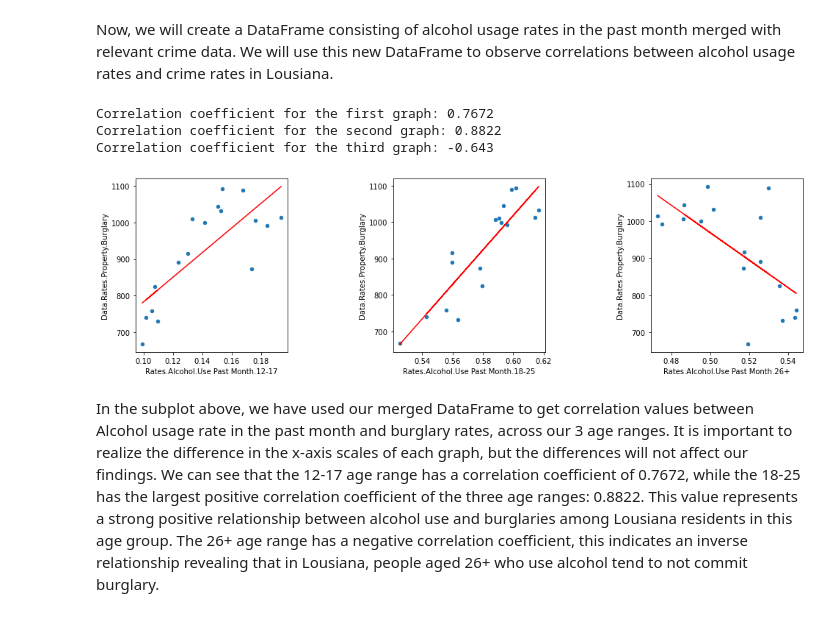
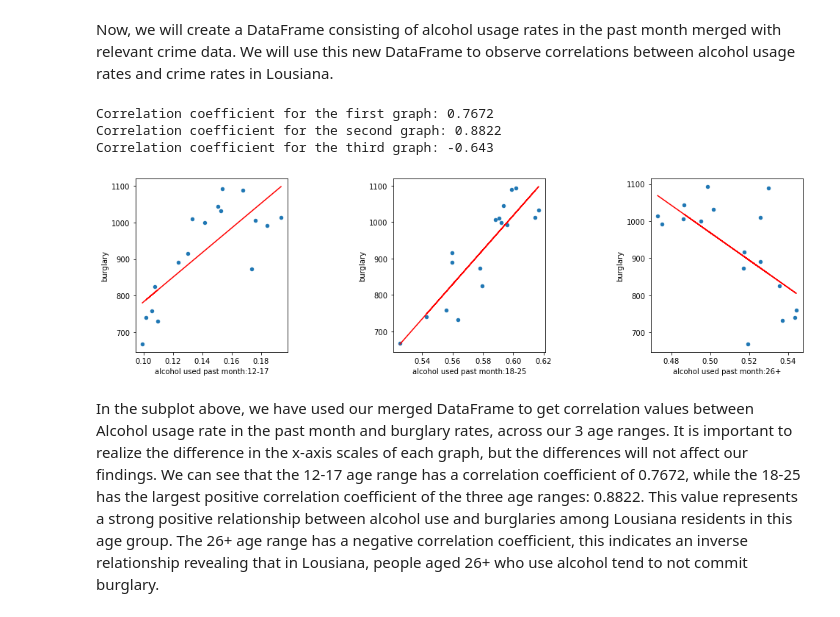
Before and after one commit to jlicht27/jlicht27.github.io, a Jupyter notebook: drugs.ipynb, the cells around one changed output. Saved outputs shown, nothing was run; the diff lists cells and outputs as text; code cells hidden in the pictures.

```diff
--- a/drugs.ipynb
+++ b/drugs.ipynb
@@ -105,9 +177,13 @@ In this section we analyze alcohol use and alcoholism in the United States by ag
 # %% [markdown]
 In the cell below, we establish the range of alcohol abuse usage rates. This summary statistic offers a preliminary insight into what states may have high or low usage rates for other drugs. It also poses questions to answer about the states with the most extreme values. For example, what aspect of North Dakota in 2003 made the alcohol usage rate so high, and has it changed since then? The following calculations were done with the age rage of 18-25.
 # %%
-print('State with highest alcohol use rate from 2002 to 2018:', str(alcohol_pct.set_index(["State", "Year"])["Rates.Alcohol.Use Disorder Past Year.18-25"].idxmax()) + ',', alcohol_pct.set_index(["State", "Year"])["Rates.Alcohol.Use Disorder Past Year.18-25"].max())
+print('State with highest alcohol use rate from 2002 to 2018:',
+      str(alcohol_pct.set_index(["State", "Year"])["alcoholism past year:18-25"].idxmax()) +
+      ',', alcohol_pct.set_index(["State", "Year"])["alcoholism past year:18-25"].max())
 
-print('State with lowest alcohol use rate from 2002 to 2018:', str(alcohol_pct.set_index(["State", "Year"])["Rates.Alcohol.Use Disorder Past Year.18-25"].idxmin()) + ',', alcohol_pct.set_index(["State", "Year"])["Rates.Alcohol.Use Disorder Past Year.18-25"].min())
+print('State with lowest alcohol use rate from 2002 to 2018:',
+      str(alcohol_pct.set_index(["State", "Year"])["alcoholism past year:18-25"].idxmin()) +
+      ',', alcohol_pct.set_index(["State", "Year"])["alcoholism past year:18-25"].min())
 # %% [output]
 State with highest alcohol use rate from 2002 to 2018: ('North Dakota', 2003), 0.272941
 State with lowest alcohol use rate from 2002 to 2018: ('Florida', 2018), 0.071218
@@ -309,5 +263,5 @@ crimes.head()
 # %%
 #this is the df that just has the rates and within the relevant years
-crimes_adj = crimes[(crimes.Year >= 2002) & (crimes.Year<=2018)].iloc[:, :12]
-crimes_adj.head()
+crimes_pct = crimes_pct[(crimes_pct.Year >= 2002) & (crimes_pct.Year<=2018)].iloc[:, :12]
+crimes_pct.head()
 # %% [output]
@@ -320,4 +277,21 @@ crimes_adj.head()
 # %%
-crimes_adj.set_index("Year").groupby("State")["Data.Rates.Property.All"].plot.line(
-    ylabel="Offenses per 100,000", title="Property Related Offenses Over Time", figsize=(15,7));
+fig, axes = plt.subplots(3,3)
+fig.set_figwidth(14)
+fig.set_figheight(14)
+
+
+crimes_list = ["burglary", "larceny", "motor", "assault", "murder", "rape", "robbery"]
+starter = crimes_pct.set_index("Year").groupby("State")
+
+counter = 0
+for i in range(3):
+    for j in range(3):
+        if counter < 7:
+            starter[crimes_list[i]].plot.line(ylabel="Offenses per 100,000 People", ax = axes[i][j])
+            axes[i][j].set_title(capitalize(crimes_list[counter]))
+            counter += 1
+
+fig.tight_layout()
+# crimes_pct.set_index("Year").groupby("State")["all property"].plot.line(
+#     ylabel="Offenses per 100,000", title="Property Related Offenses Over Time", figsize=(15,7));
 # %% [output]
@@ -330,42 +304,41 @@ In the graph above we have displayed the total property related crime rates for
 # %% [markdown]
 Now, we will create a DataFrame consisting of alcohol usage rates in the past month merged with relevant crime data. We will use this new DataFrame to observe correlations between alcohol usage rates and crime rates in Lousiana.
 # %%
-merged_alc = alcohol_pct.merge(crimes_adj, on=["State", "Year"], how="inner")
+merged_alc = alcohol_pct.merge(crimes_pct, on=["State", "Year"], how="inner")
 np.around(merged_alc, 6)
 
 louisiana_alc = merged_alc[merged_alc["State"] == "Louisiana"]
-louisiana_alc = louisiana_alc.drop("Data.Population", axis=1)
 # %%
 fig, (ax1, ax2, ax3) = plt.subplots(1,3)
 
-x = "Rates.Alcohol.Use Past Month.12-17"
-y = "Data.Rates.Property.Burglary"
+x = "alcohol used past month:12-17"
+y = "burglary"
 louisiana_alc.plot.scatter(x=x, y=y, ax=ax1);
 res = stats.linregress(louisiana_alc[x], louisiana_alc[y])
 ax1.plot(louisiana_alc[x], res.intercept + res.slope*louisiana_alc[x], color="red")
 print("Correlation coefficient for the first graph:", np.round(res.rvalue, 4))
 
-x = "Rates.Alcohol.Use Past Month.18-25"
+x = "alcohol used past month:18-25"
 louisiana_alc.plot.scatter(x=x, y=y, ax=ax2);
 res = stats.linregress(louisiana_alc[x], louisiana_alc[y])
 ax2.plot(louisiana_alc[x], res.intercept + res.slope*louisiana_alc[x], color="red")
 print("Correlation coefficient for the second graph:", np.round(res.rvalue, 4))
 
 
-x = "Rates.Alcohol.Use Past Month.26+"
+x = "alcohol used past month:26+"
 louisiana_alc.plot.scatter(x=x, y=y, ax=ax3);
 res = stats.linregress(louisiana_alc[x], louisiana_alc[y])
 ax3.plot(louisiana_alc[x], res.intercept + res.slope*louisiana_alc[x], color="red")
 print("Correlation coefficient for the third graph:", np.round(res.rvalue, 4))
 
 
 fig.tight_layout();
 fig.set_figwidth(15)
 # %% [output]
 Correlation coefficient for the first graph: 0.7672
 Correlation coefficient for the second graph: 0.8822
 Correlation coefficient for the third graph: -0.643
-[figure, old version]
+[figure, new version]
 # %% [markdown]
 In the subplot above, we have used our merged DataFrame to get correlation values between Alcohol usage rate in the past month and burglary rates, across our 3 age ranges. It is important to realize the difference in the x-axis scales of each graph, but the differences will not affect our findings. We can see that the 12-17 age range has a correlation coefficient of 0.7672, while the 18-25 has the largest positive correlation coefficient of the three age ranges: 0.8822. This value represents a strong positive relationship between alcohol use and burglaries among Lousiana residents in this age group. The 26+ age range has a negative correlation coefficient, this indicates an inverse relationship revealing that in Lousiana, people aged 26+ who use alcohol tend to not commit burglary.
 # %% [markdown]
```
Also changed, not shown: parts of 28 cells of this notebook.
